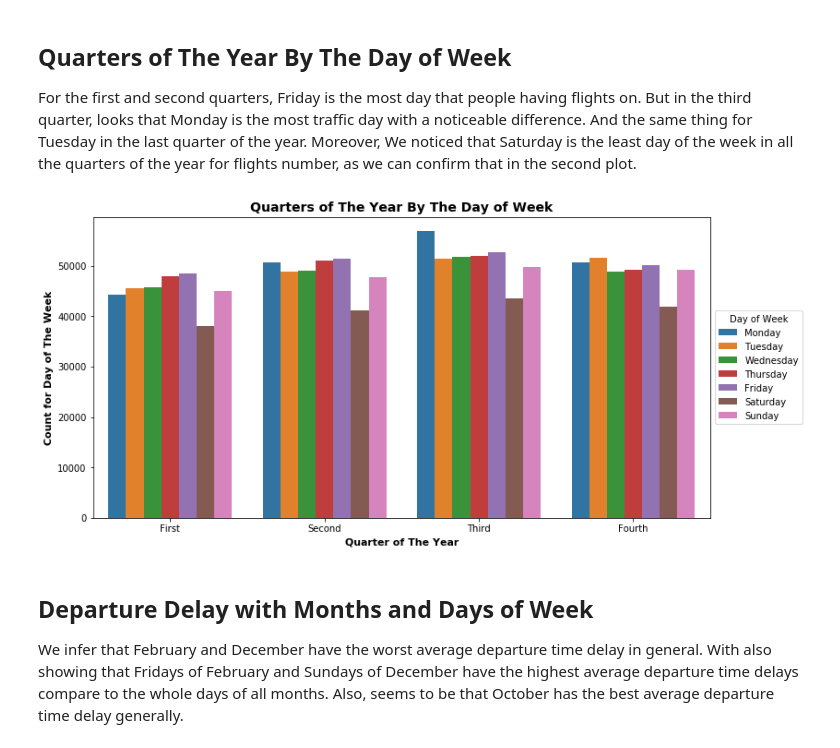
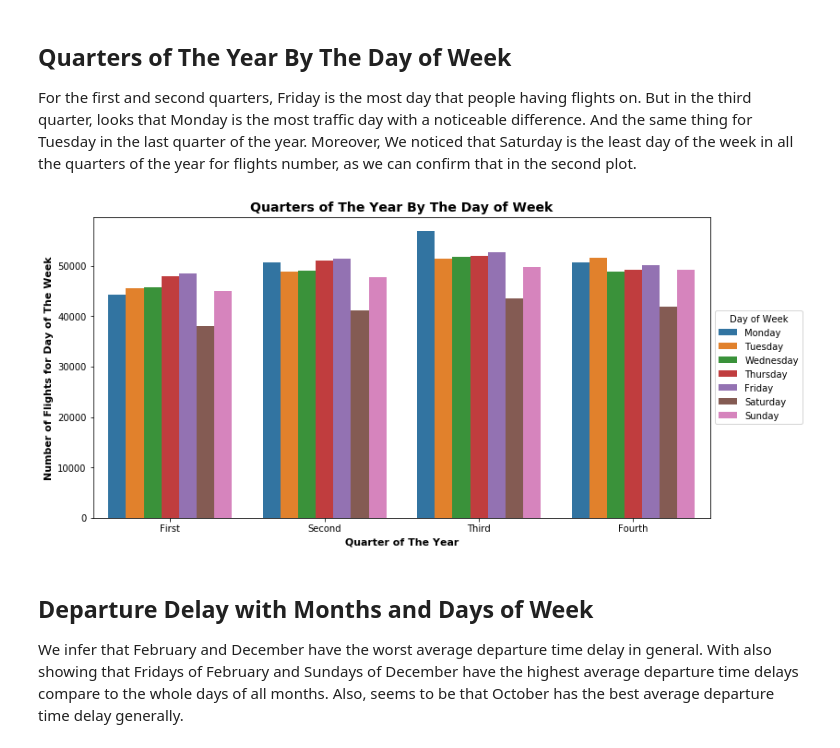
Before and after one commit to Faisal-AlDhuwayhi/Communicate-Data-Findings, a Jupyter notebook: slide_deck_template.ipynb, the cells around one changed output. Drawn from its saved outputs; the diff is of its cells as text; code cells hidden in the pictures.

```diff
--- a/slide_deck_template.ipynb
+++ b/slide_deck_template.ipynb
@@ -149,14 +149,14 @@ For the first and second quarters, Friday is the most day that people having fli
 # %%
 # Clustered Bar Chart
 plt.figure(figsize=[12,6])
 ax = sb.countplot(data = flights_master, x = 'quarter', hue = 'day_of_week')
 ax.legend(loc='center left', bbox_to_anchor=(1, 0.5), title = 'Day of Week')
 
 plt.title('Quarters of The Year By The Day of Week', fontsize=14, weight = 'bold')
 plt.xlabel('Quarter of The Year', fontsize=11, weight = 'bold')
-plt.ylabel('Count for Day of The Week', fontsize=11, weight = 'bold');
+plt.ylabel('Number of Flights for Day of The Week', fontsize=11, weight = 'bold');
 # %% [output]
-[figure, old version]
+[figure, new version]
 # %% [markdown]
 ## Departure Delay with Months and Days of Week
 
```
Also changed, not shown: parts of 1 cell of this notebook.
